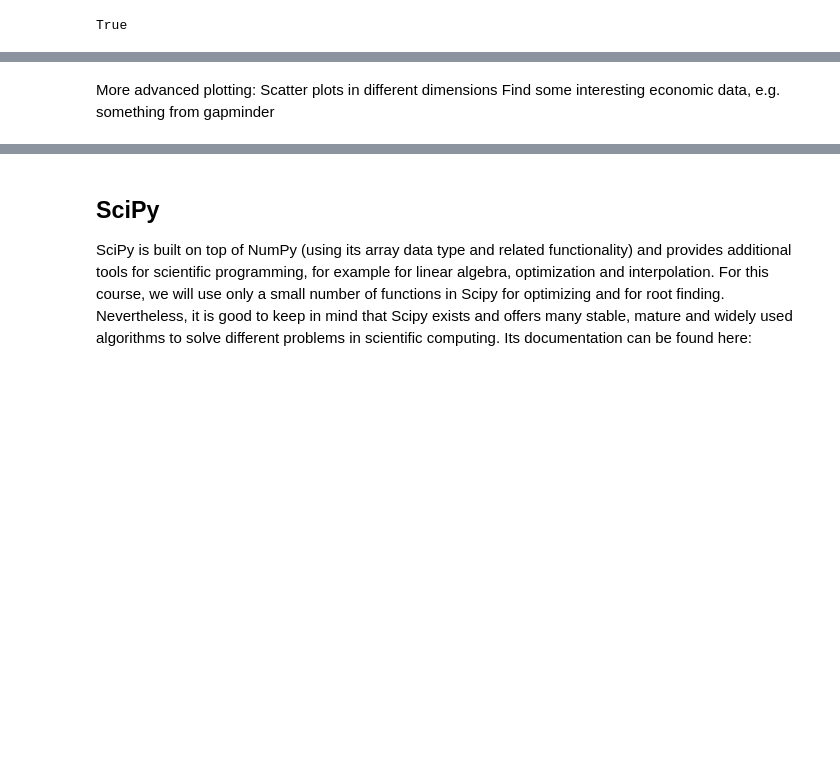
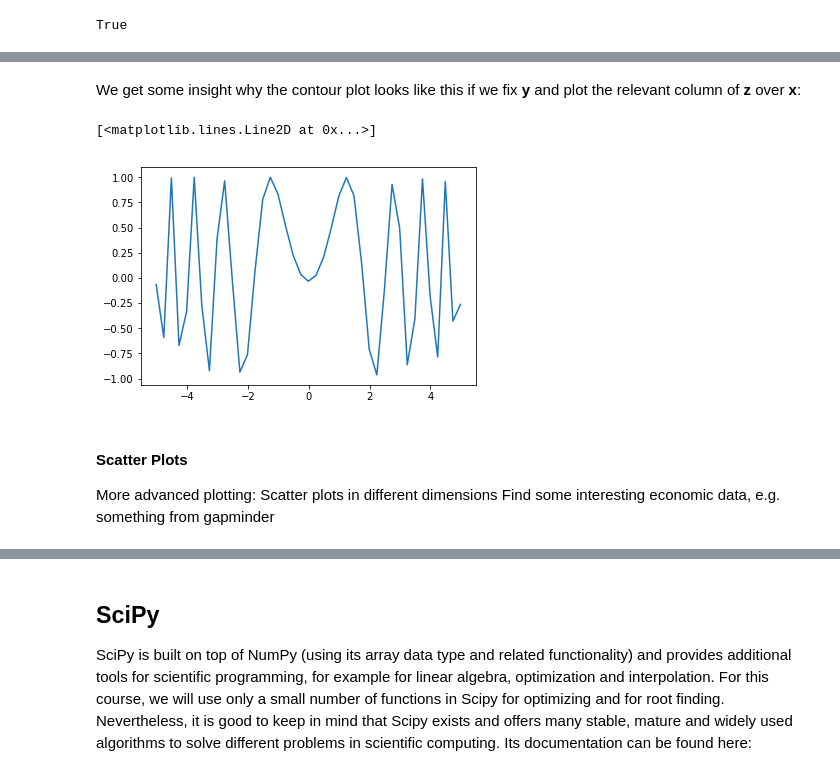
Before and after one commit to Moony2D/Python-Intro-ifo, a Jupyter notebook: PyIntro_Scipy.ipynb, the cells around one changed output, grey strips where cells are left out. Saved outputs shown, nothing was run; the diff lists cells and outputs as text; code cells hidden in the pictures; blank space fills up the shorter version.

```diff
--- a/PyIntro_Scipy.ipynb
+++ b/PyIntro_Scipy.ipynb
@@ -108,4 +144,14 @@ ax.legend(loc = 'upper left')
+# %% [markdown]
+We get some insight why the contour plot looks like this if we fix **y** and plot the relevant column of **z** over **x**:
+# %%
+fig, ax = plt.subplots()
+ax.plot(x, z[0,:])
+# %% [output]
+[<matplotlib.lines.Line2D at 0x...>]
+[figure, added]
 # %% [markdown]
+#### Scatter Plots
+
 More advanced plotting: Scatter plots in different dimensions
 Find some interesting economic data, e.g. something from gapminder
 # %%
```
Also changed, not shown: parts of 17 cells of this notebook.
